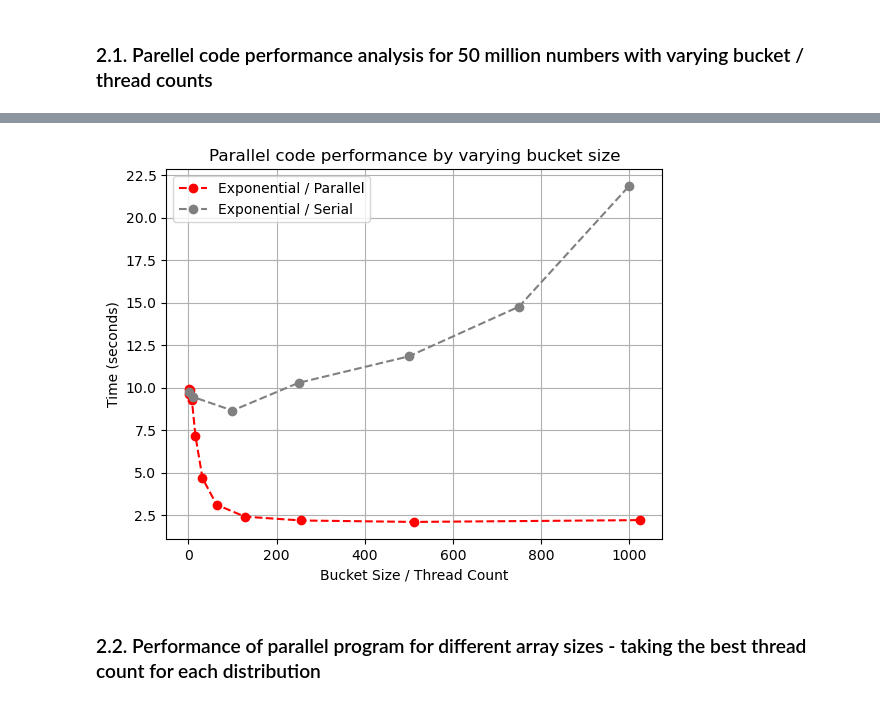
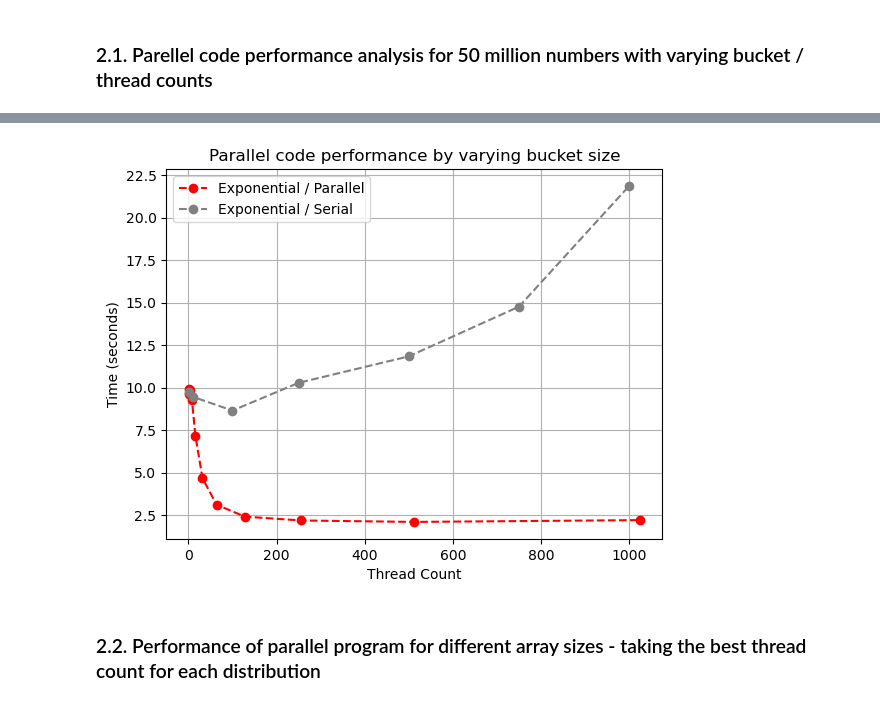
Before and after one commit to dininduviduneth/bucket-sort-uu, a Jupyter notebook: experiments/experiments.ipynb, the cells around one changed output, grey strips where cells are left out. Drawn from its saved outputs; the diff is of its cells as text; code cells hidden in the pictures.

```diff
--- a/experiments/experiments.ipynb
+++ b/experiments/experiments.ipynb
@@ -7,7 +7,7 @@ import numpy as np
 import matplotlib.pyplot as plt
 # %%
 # Load data from csv file
-serial_data = pd.read_csv("performance_data.csv", sep='\t')
+serial_data = pd.read_csv("../experiments/performance_data.csv", sep='\t')
 # %%
 # Filter data to separate dataframes for analysis
 
@@ -129,18 +129,18 @@ plt.show()
 # %%
 exponential_serial_data_filtered = exponential_serial_data[exponential_serial_data.bucket_count <= 1024]
 
 plt.plot(exponential_parallel_data.bucket_count, exponential_parallel_data.time, label='Exponential / Parallel', marker='o', color='red', linestyle='--')
 plt.plot(exponential_serial_data_filtered.bucket_count, exponential_serial_data_filtered.time, label='Exponential / Serial', marker='o', color='gray', linestyle='--')
 
 plt.title('Parallel code performance by varying bucket size')
-plt.xlabel('Bucket Size / Thread Count')
+plt.xlabel('Thread Count')
 plt.ylabel('Time (seconds)')
 plt.legend()
 plt.grid(True)
 
 plt.show()
 # %% [output]
-[figure, old version]
+[figure, new version]
 # %% [markdown]
 ### 2.2. Performance of parallel program for different array sizes - taking the best thread count for each distribution
 # %%
```
Also changed, not shown: parts of 6 cells of this notebook.
